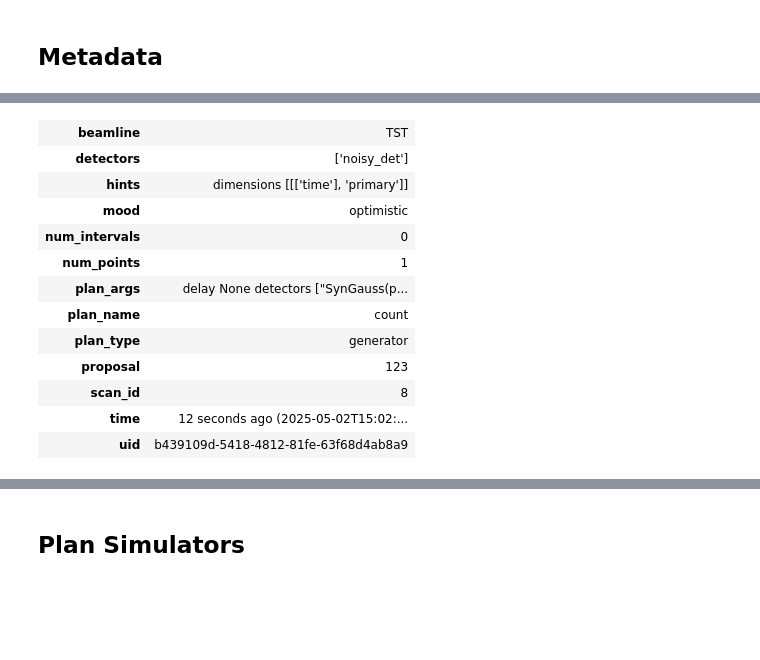
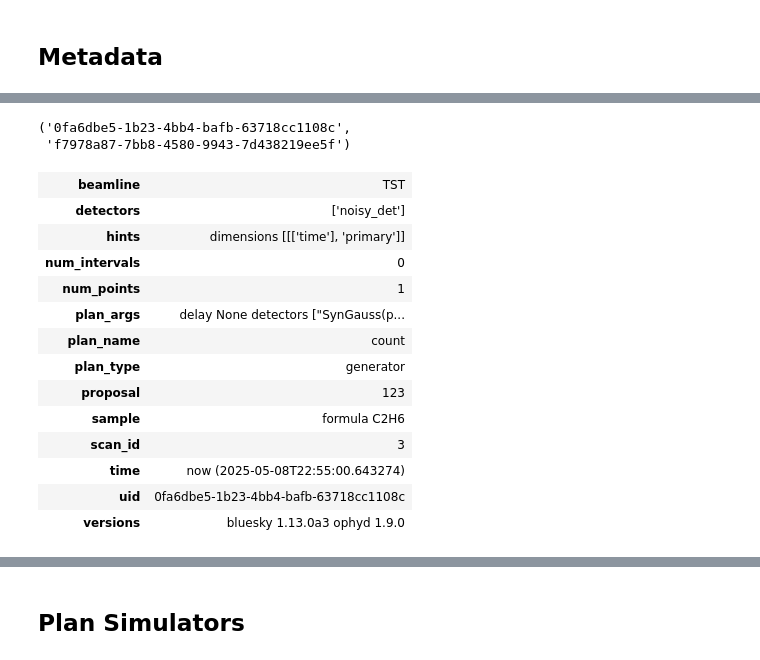
Before and after one commit to NSLS2/bluesky-training-2025-2, a Jupyter notebook: Week4/Week4-Basics-of-Bluesky.ipynb, the cells around one changed output, grey strips where cells are left out. Saved outputs shown, nothing was run; the diff lists cells and outputs as text; code cells hidden in the pictures; blank space fills up the shorter version.

```diff
--- a/Week4/Week4-Basics-of-Bluesky.ipynb
+++ b/Week4/Week4-Basics-of-Bluesky.ipynb
@@ -165,7 +146,8 @@ generator count ['b439109d'] (scan num: 8)
 # %%
 def top_level(md={"sample": {"formula": "C2H6"}}):
-    yield from count([noisy_det], md=md)
-    yield from count([det], md={"test": "yes"})
+    uid1 = (yield from count([noisy_det], md=md))
+    uid2 = (yield from count([det], md={"test": "yes"}))
+    return (uid1, uid2)
 # %%
-uid, = RE(top_level())
+uids = RE(top_level())
 # %% [output]
@@ -190,16 +171,22 @@ ValueError: too many values to unpack (expected 1)
+# %%
+uids
+# %% [output]
+('0fa6dbe5-1b23-4bb4-bafb-63718cc1108c',
+ 'f7978a87-7bb8-4580-9943-7d438219ee5f')
 # %%
-db[uid].start
+db[uids[0]].start
 # %% [output]
 | beamline | TST |
 | detectors | ['noisy_det'] |
 | hints | dimensions [[['time'], 'primary']] |
-| mood | optimistic |
 | num_intervals | 0 |
 | num_points | 1 |
 | plan_args | delay None detectors ["SynGauss(p... |
 | plan_name | count |
 | plan_type | generator |
 | proposal | 123 |
-| scan_id | 8 |
-| time | 12 seconds ago (2025-05-02T15:02:... |
-| uid | b439109d-5418-4812-81fe-63f68d4ab8a9 |
+| sample | formula C2H6 |
+| scan_id | 3 |
+| time | now (2025-05-08T22:55:00.643274) |
+| uid | 0fa6dbe5-1b23-4bb4-bafb-63718cc1108c |
+| versions | bluesky 1.13.0a3 ophyd 1.9.0 |
```
Also changed, not shown: parts of 16 cells of this notebook.
